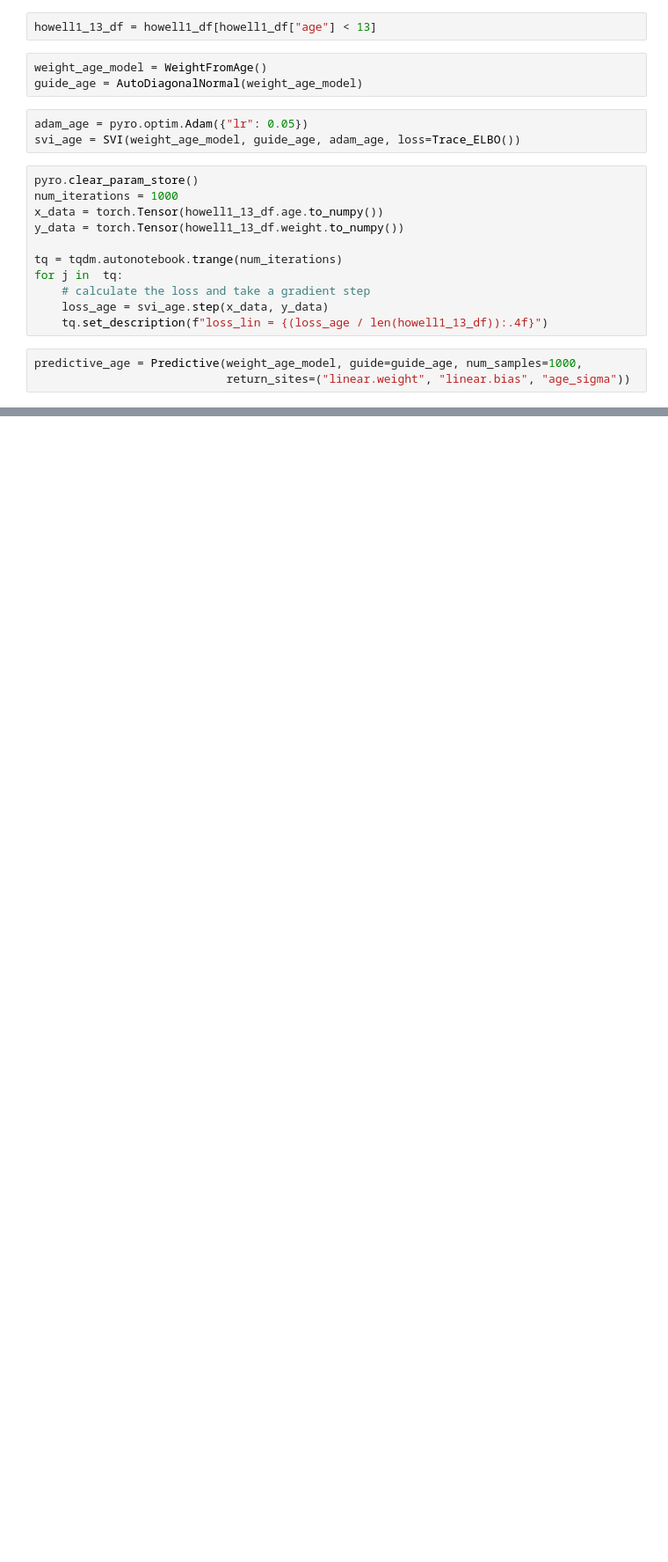
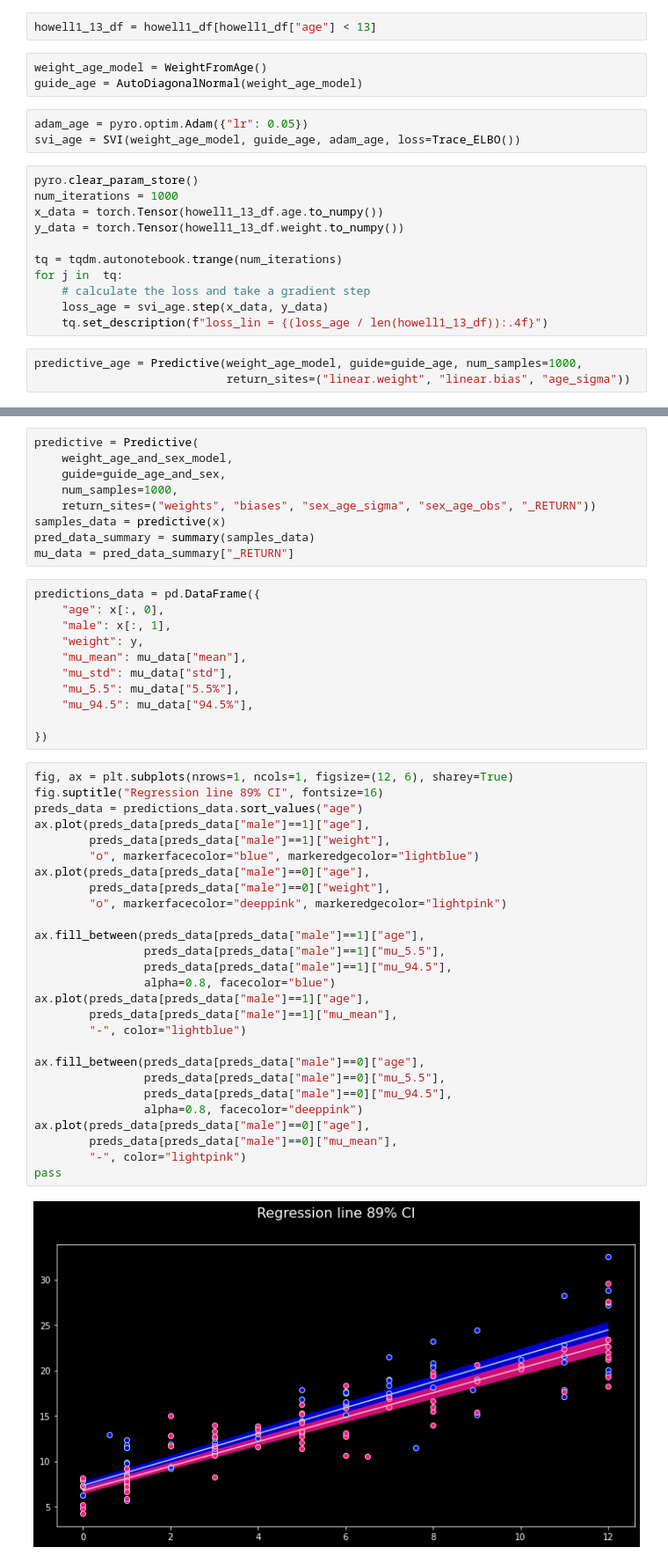
Before and after one commit to OhadSilbert/stat_rethinking_2022, a Jupyter notebook: notebook/week02.ipynb, the cells around one changed output, grey strips where cells are left out. Shown at 88% size. Saved outputs shown, nothing was run; the diff lists cells and outputs as text; blank space fills up the shorter version.

```diff
--- a/notebook/week02.ipynb
+++ b/notebook/week02.ipynb
@@ -264,0 +332,49 @@ pd.DataFrame(
+# %%
+predictive = Predictive(
+    weight_age_and_sex_model,
+    guide=guide_age_and_sex,
+    num_samples=1000,
+    return_sites=("weights", "biases", "sex_age_sigma", "sex_age_obs", "_RETURN"))
+samples_data = predictive(x)
+pred_data_summary = summary(samples_data)
+mu_data = pred_data_summary["_RETURN"]
+# %%
+predictions_data = pd.DataFrame({
+    "age": x[:, 0],
+    "male": x[:, 1],
+    "weight": y,
+    "mu_mean": mu_data["mean"],
+    "mu_std": mu_data["std"],
+    "mu_5.5": mu_data["5.5%"],
+    "mu_94.5": mu_data["94.5%"],
+
+})
+# %%
+fig, ax = plt.subplots(nrows=1, ncols=1, figsize=(12, 6), sharey=True)
+fig.suptitle("Regression line 89% CI", fontsize=16)
+preds_data = predictions_data.sort_values("age")
+ax.plot(preds_data[preds_data["male"]==1]["age"],
+        preds_data[preds_data["male"]==1]["weight"],
+        "o", markerfacecolor="blue", markeredgecolor="lightblue")
+ax.plot(preds_data[preds_data["male"]==0]["age"],
+        preds_data[preds_data["male"]==0]["weight"],
+        "o", markerfacecolor="deeppink", markeredgecolor="lightpink")
+
+ax.fill_between(preds_data[preds_data["male"]==1]["age"],
+                preds_data[preds_data["male"]==1]["mu_5.5"],
+                preds_data[preds_data["male"]==1]["mu_94.5"],
+                alpha=0.8, facecolor="blue")
+ax.plot(preds_data[preds_data["male"]==1]["age"],
+        preds_data[preds_data["male"]==1]["mu_mean"],
+        "-", color="lightblue")
+
+ax.fill_between(preds_data[preds_data["male"]==0]["age"],
+                preds_data[preds_data["male"]==0]["mu_5.5"],
+                preds_data[preds_data["male"]==0]["mu_94.5"],
+                alpha=0.8, facecolor="deeppink")
+ax.plot(preds_data[preds_data["male"]==0]["age"],
+        preds_data[preds_data["male"]==0]["mu_mean"],
+        "-", color="lightpink")
+pass
+# %% [output]
+[figure, added]
```
Also changed, not shown: parts of 20 cells of this notebook, 1 other file.
